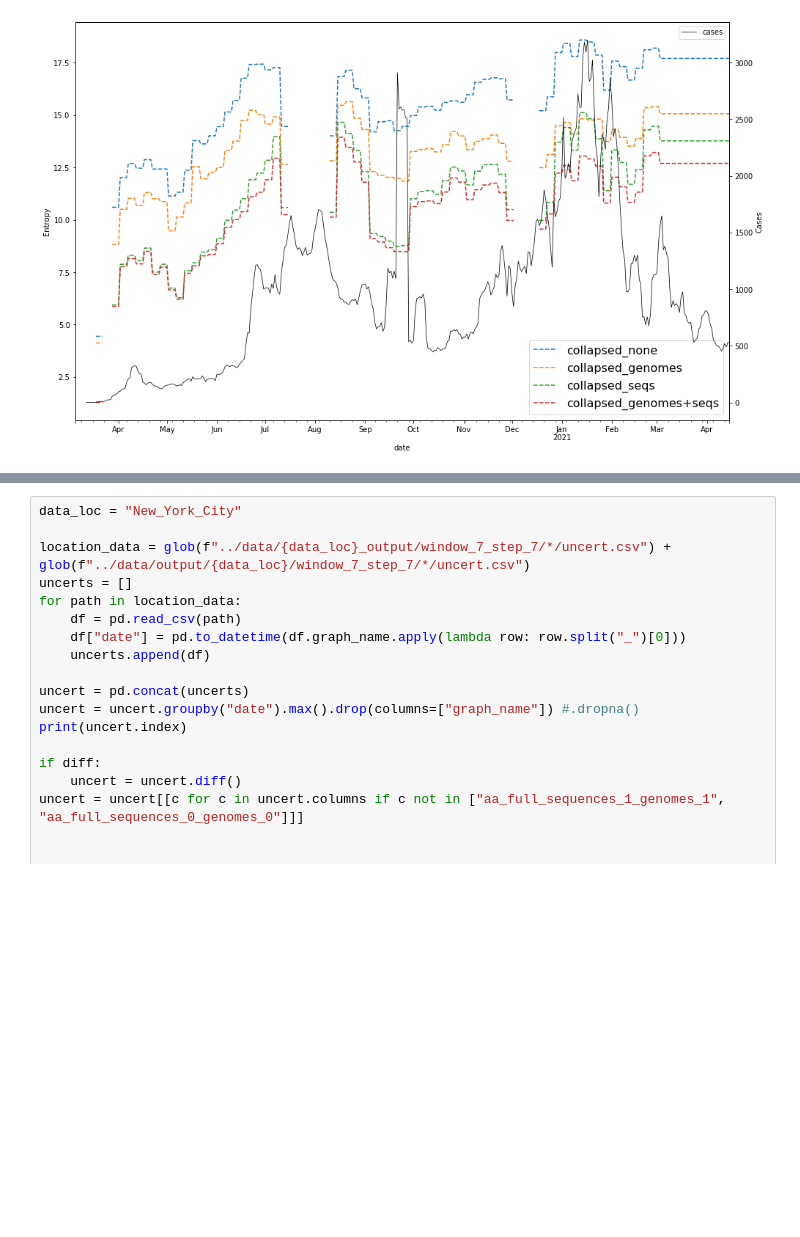
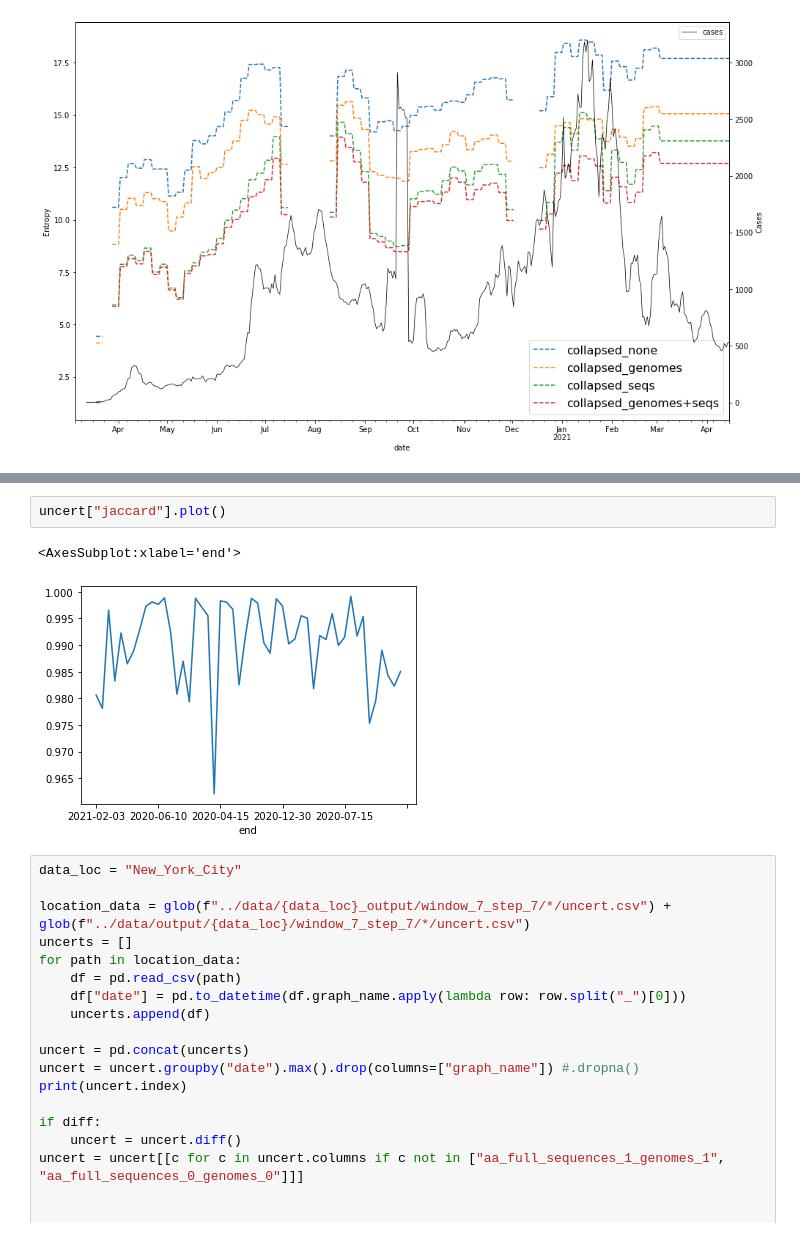
Before and after one commit to itsyosef/bionetworks, a Jupyter notebook: covid/notebooks/EntropyViz.ipynb, the cells around one changed output, grey strips where cells are left out. Saved outputs shown, nothing was run; the diff lists cells and outputs as text; blank space fills up the shorter version.

```diff
--- a/covid/notebooks/EntropyViz.ipynb
+++ b/covid/notebooks/EntropyViz.ipynb
@@ -59,3 +127,8 @@ plt.savefig("collapsed_seqs_houston_5_days.png", dpi=100)
+# %%
+uncert["jaccard"].plot()
+# %% [output]
+<AxesSubplot:xlabel='end'>
+[figure, added]
 # %%
 data_loc = "New_York_City"
 
```
Also changed, not shown: parts of 5 cells of this notebook, 7 other files.
